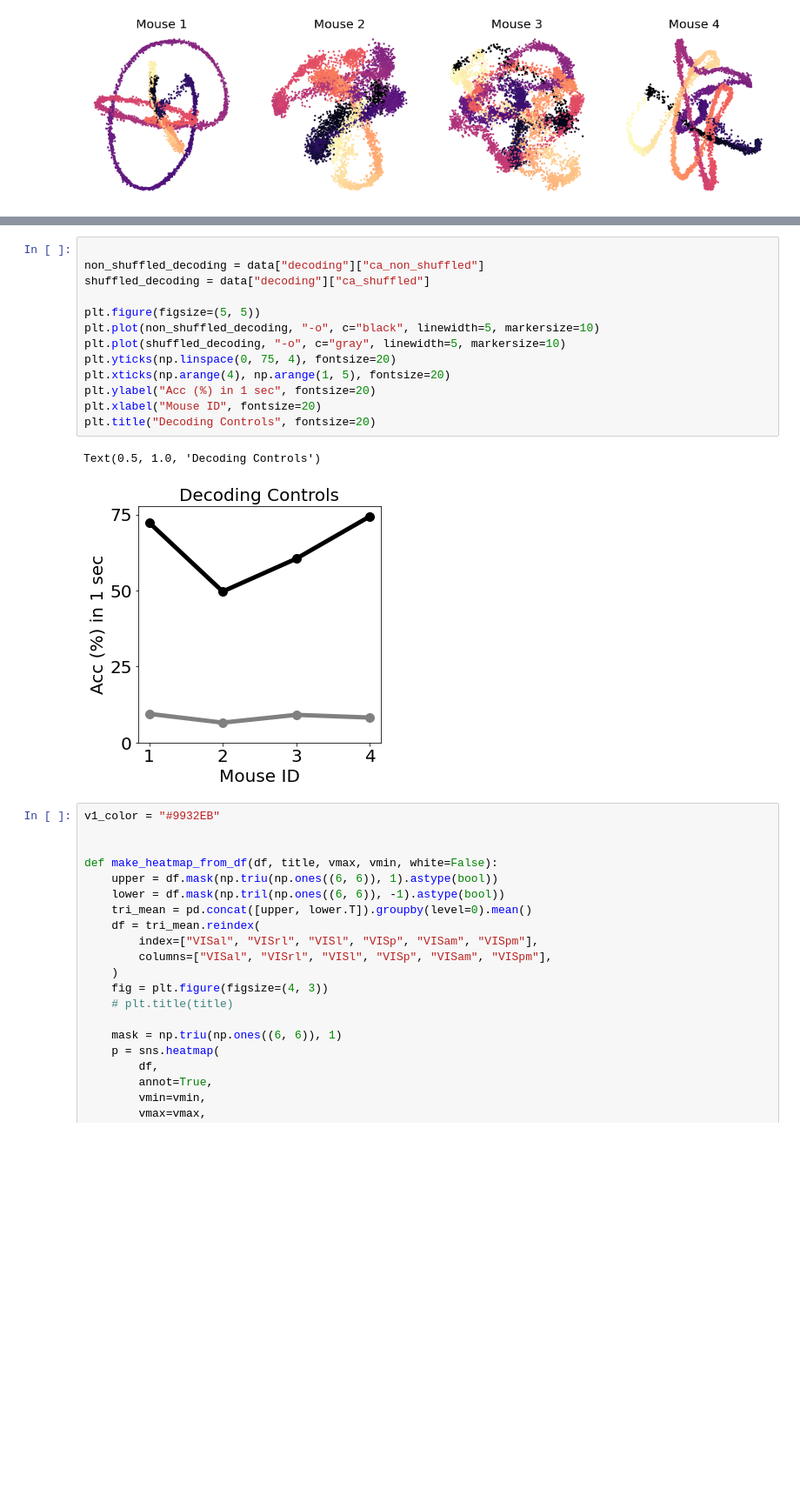
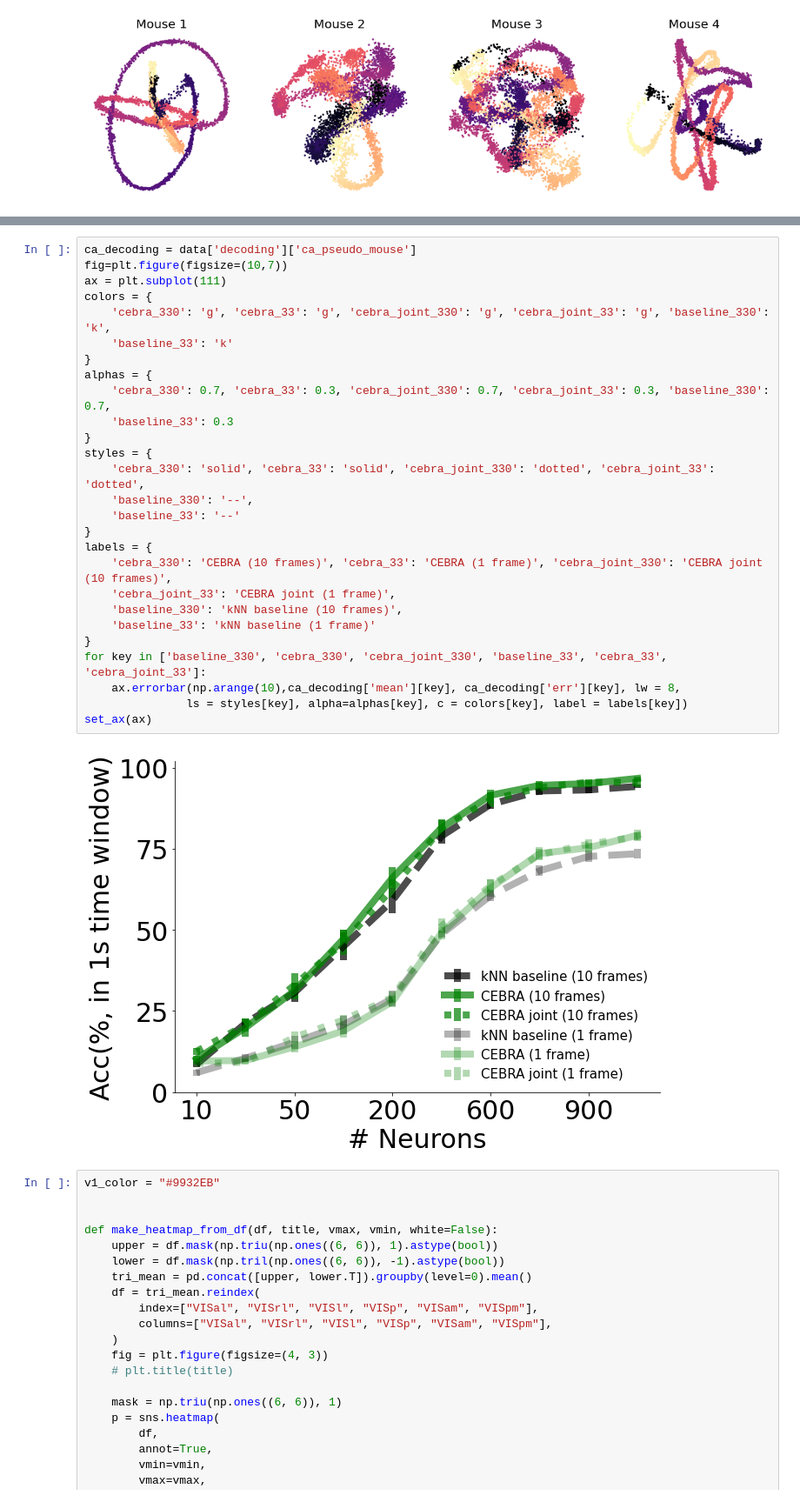
Before and after one commit to AdaptiveMotorControlLab/cebra-figures, a Jupyter notebook: figures/FigureS11.ipynb, the cells around one changed output, grey strips where cells are left out. Shown at 87% size. Cells and saved outputs as stored; diff of their text form; blank space fills up the shorter version.

```diff
--- a/figures/FigureS11.ipynb
+++ b/figures/FigureS11.ipynb
@@ -183,19 +205,32 @@ for k, (data_dims, modality) in enumerate(
-# %%
-
-non_shuffled_decoding = data["decoding"]["ca_non_shuffled"]
-shuffled_decoding = data["decoding"]["ca_shuffled"]
-
-plt.figure(figsize=(5, 5))
-plt.plot(non_shuffled_decoding, "-o", c="black", linewidth=5, markersize=10)
-plt.plot(shuffled_decoding, "-o", c="gray", linewidth=5, markersize=10)
-plt.yticks(np.linspace(0, 75, 4), fontsize=20)
-plt.xticks(np.arange(4), np.arange(1, 5), fontsize=20)
-plt.ylabel("Acc (%) in 1 sec", fontsize=20)
-plt.xlabel("Mouse ID", fontsize=20)
-plt.title("Decoding Controls", fontsize=20)
-# %% [output]
-Text(0.5, 1.0, 'Decoding Controls')
-[figure, removed]
+# %%
+ca_decoding = data['decoding']['ca_pseudo_mouse']
+fig=plt.figure(figsize=(10,7))
+ax = plt.subplot(111)
+colors = {
+    'cebra_330': 'g', 'cebra_33': 'g', 'cebra_joint_330': 'g', 'cebra_joint_33': 'g', 'baseline_330': 'k',
+    'baseline_33': 'k'
+}
+alphas = {
+    'cebra_330': 0.7, 'cebra_33': 0.3, 'cebra_joint_330': 0.7, 'cebra_joint_33': 0.3, 'baseline_330': 0.7,
+    'baseline_33': 0.3
+}
+styles = {
+    'cebra_330': 'solid', 'cebra_33': 'solid', 'cebra_joint_330': 'dotted', 'cebra_joint_33': 'dotted',
+    'baseline_330': '--',
+    'baseline_33': '--'
+}
+labels = {
+    'cebra_330': 'CEBRA (10 frames)', 'cebra_33': 'CEBRA (1 frame)', 'cebra_joint_330': 'CEBRA joint (10 frames)',
+    'cebra_joint_33': 'CEBRA joint (1 frame)',
+    'baseline_330': 'kNN baseline (10 frames)',
+    'baseline_33': 'kNN baseline (1 frame)'
+}
+for key in ['baseline_330', 'cebra_330', 'cebra_joint_330', 'baseline_33', 'cebra_33', 'cebra_joint_33']:
+    ax.errorbar(np.arange(10),ca_decoding['mean'][key], ca_decoding['err'][key], lw = 8,
+               ls = styles[key], alpha=alphas[key], c = colors[key], label = labels[key])
+set_ax(ax)
+# %% [output]
+[figure, added]
 # %%
 v1_color = "#9932EB"
 
```
Also changed, not shown: parts of 3 cells of this notebook, 1 other file.
